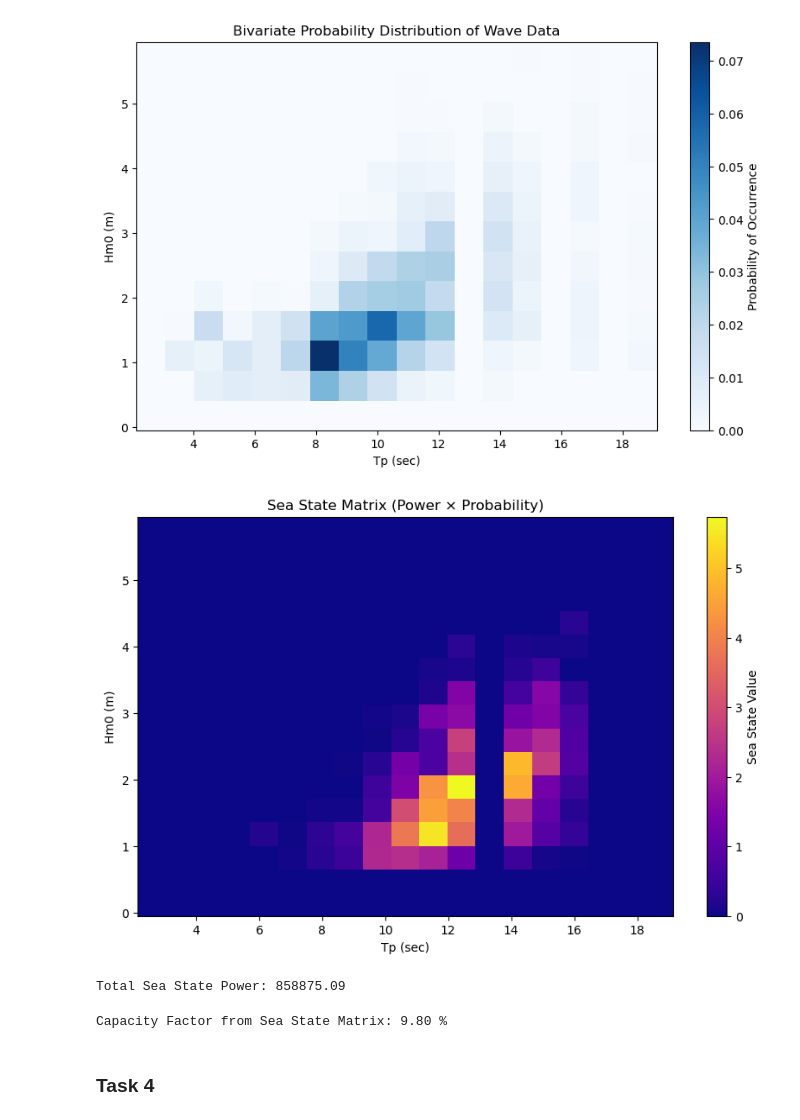
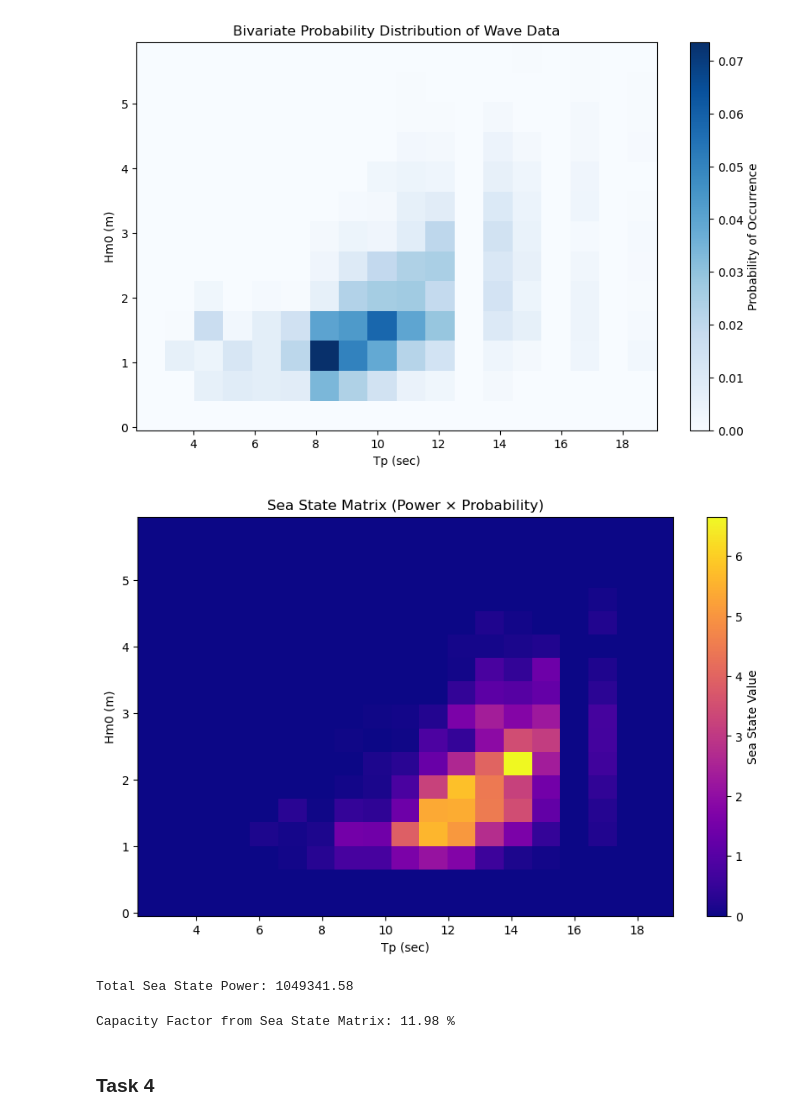
Before and after one commit to Aqdas-M/Offshore-Renewable-Technologies, a Jupyter notebook: Assignment 3/Assignment_3_Code.ipynb, the cells around one changed output. Cells and saved outputs as stored; diff of their text form; code cells hidden in the pictures.

```diff
--- a/Assignment 3/Assignment_3_Code.ipynb
+++ b/Assignment 3/Assignment_3_Code.ipynb
@@ -176,6 +176,28 @@ plt.ylabel('Hm0 (m)')
 plt.title('Bivariate Probability Distribution of Wave Data')
 plt.show()
 print(probability_matrix.shape)
+
+
+# Build bin counts by assigning each (Hm0, Tp) to the nearest grid point in power_data
+nearest_bin_counts = np.zeros((len(hm0_values), len(tp_values)), dtype=int)
+
+for i in range(len(wave_data)):
+    h_idx = np.argmin(np.abs(hm0_values - wave_data['Hm0 (m)'][i]))
+    t_idx = np.argmin(np.abs(tp_values - wave_data['Tp (sec)'][i]))
+    nearest_bin_counts[h_idx, t_idx] += 1
+
+nearest_probability = nearest_bin_counts / nearest_bin_counts.sum()
+
+# Plot probability of occurrence on the power_data grid
+plt.figure(figsize=(10, 6))
+plt.imshow(nearest_probability, origin='lower', aspect='auto',
+           extent=[tp_values.min(), tp_values.max(), hm0_values.min(), hm0_values.max()],
+           cmap='Blues')
+plt.colorbar(label='Probability of Occurrence')
+plt.xlabel('Tp (sec)')
+plt.ylabel('Hm0 (m)')
+plt.title('Probability of Occurrence (Nearest-Grid Binning)')
+plt.show()
 # %% [output]
 |  | Unnamed: 1 | 0 | 1 | 2 | 3 | 4 | 5 | 6 | 7 | 8 | 9 | ... |
 | 0 | 0.0 | 0 | 0 | 0 | 0 | 0 | 0 | 0 | 0 | 0 | 0 | ... |
@@ -267,35 +290,35 @@ plt.show()
 # %%
 # Multiply bivariate_power and probability to obtain the sea state matrix
 # Ensure power_data is binned to match the shape of probability and bivariate_power
 # Remove any extra header/column and use only the numeric part
 # Select the numeric part of power_data that matches the bin sizes
 # The first column is Hm0 bin centers, columns 5 to 5+len(tp_bins) are the power values
 # Rows 2 to 2+len(hm0_bins) correspond to the Hm0 bins (skip header rows)
 
 # Multiply binned power and probability to get the sea state matrix
-sea_state = power_data.iloc[:, 1:].values * probability_matrix
+sea_state = power_data.iloc[:, 1:].values * nearest_probability
 
 # Plot the sea state matrix
 plt.figure(figsize=(10, 6))
 plt.imshow(sea_state, origin='lower', aspect='auto',
            extent=[tp_bins[0], tp_bins[-1], hm0_bins[0], hm0_bins[-1]],
            cmap='plasma')
 plt.colorbar(label='Sea State Value')
 plt.xlabel('Tp (sec)')
 plt.ylabel('Hm0 (m)')
 plt.title('Sea State Matrix (Power × Probability)')
 plt.show()
 
 total_sea_state_power = np.sum(sea_state) * 8760  # Convert to MWh/year
 print(f"Total Sea State Power: {total_sea_state_power:.2f}")
 # %% [output]
-[figure, old version]
+[figure, new version]
-Total Sea State Power: 858875.09
+Total Sea State Power: 1049341.58
 # %%
-cf = total_sea_state_power / (installed_capacity * 8760)
+cf = total_sea_state_power / (installed_capacity * len(wave_data))
 print(f"Capacity Factor from Sea State Matrix: {cf*100:.2f} %")
 # %% [output]
-Capacity Factor from Sea State Matrix: 9.80 %
+Capacity Factor from Sea State Matrix: 11.98 %
 # %% [markdown]
 ### Task 4
 # %%
```
Also changed, not shown: parts of 1 cell of this notebook.
